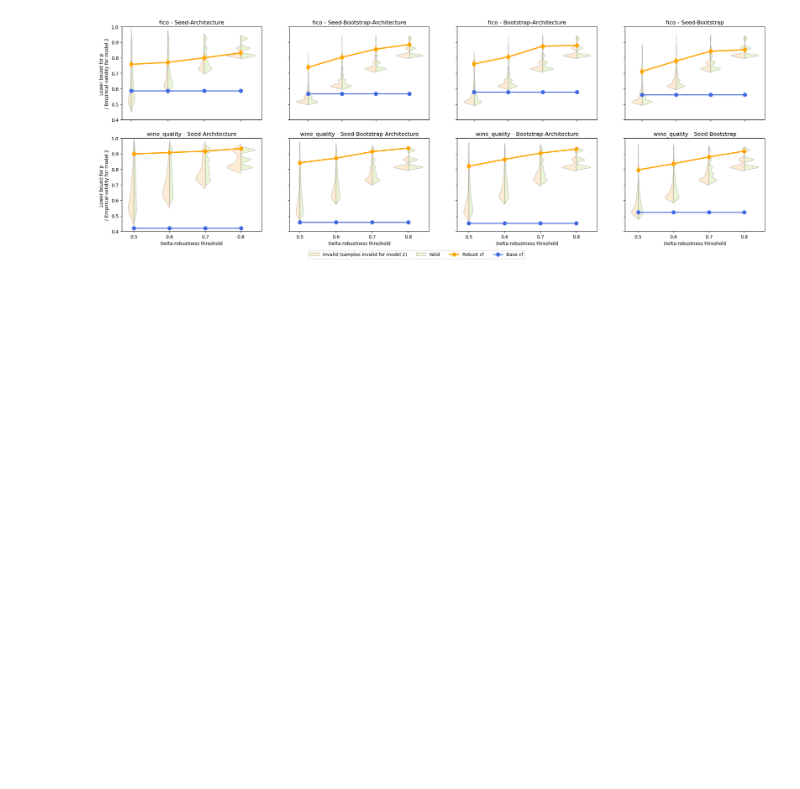
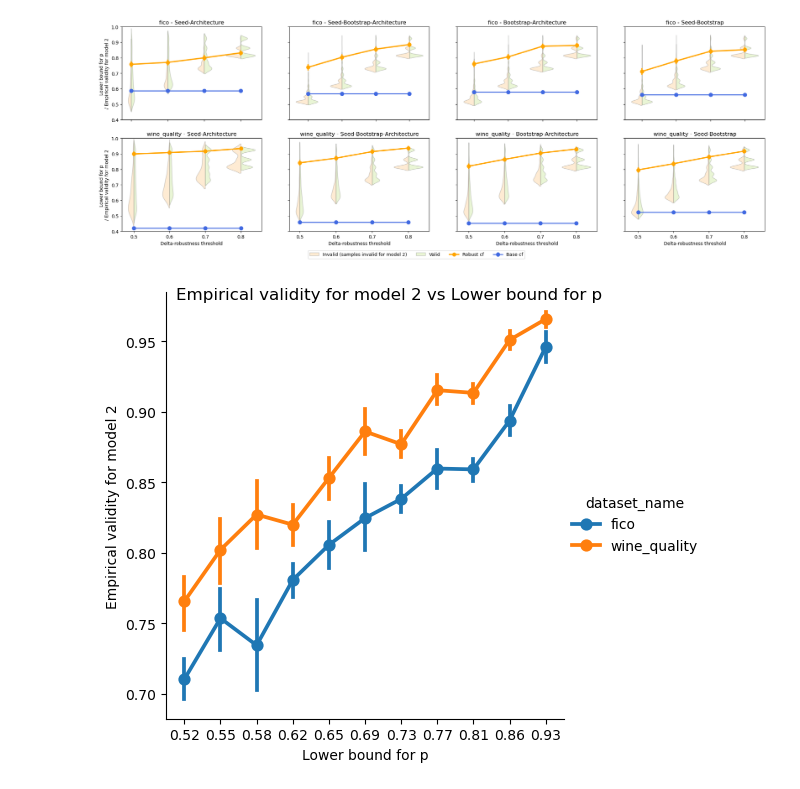
Before and after one commit to istepka/betarce, a Jupyter notebook: check.ipynb, the cells around one changed output. Cells and saved outputs as stored; diff of their text form; code cells hidden in the pictures; blank space fills up the shorter version.

Commit message:
Add new plots

```diff
--- a/check.ipynb
+++ b/check.ipynb
@@ -351,3 +351,23 @@ os.makedirs(f'{images_dir}/misc', exist_ok=True)
 plt.savefig(f'{images_dir}/misc/combined_violinplot.png', dpi=300, bbox_inches='tight')
 # %% [output]
 [figure]
+# %%
+g = sns.catplot(data=raw_df,
+            # data selection
+            x='lower_bound_beta',
+            y='robust_counterfactual_validity_model2',
+            errorbar='ci',
+            hue='dataset_name',
+            # ax=ax,
+            kind='point',
+)
+
+xtick_labels = g.ax.get_xticklabels()
+g.ax.set_xticklabels([f'{float(label.get_text()):.2f}' for label in xtick_labels])
+
+g.set_axis_labels('Lower bound for p', 'Empirical validity for model 2')
+plt.suptitle('Empirical validity for model 2 vs Lower bound for p')
+
+plt.savefig(f'{images_dir}/misc/validity_vs_lower_bound_beta.png', dpi=300, bbox_inches='tight')
+# %% [output]
+[figure, added]
```
Also changed, not shown: parts of 1 cell of this notebook.
